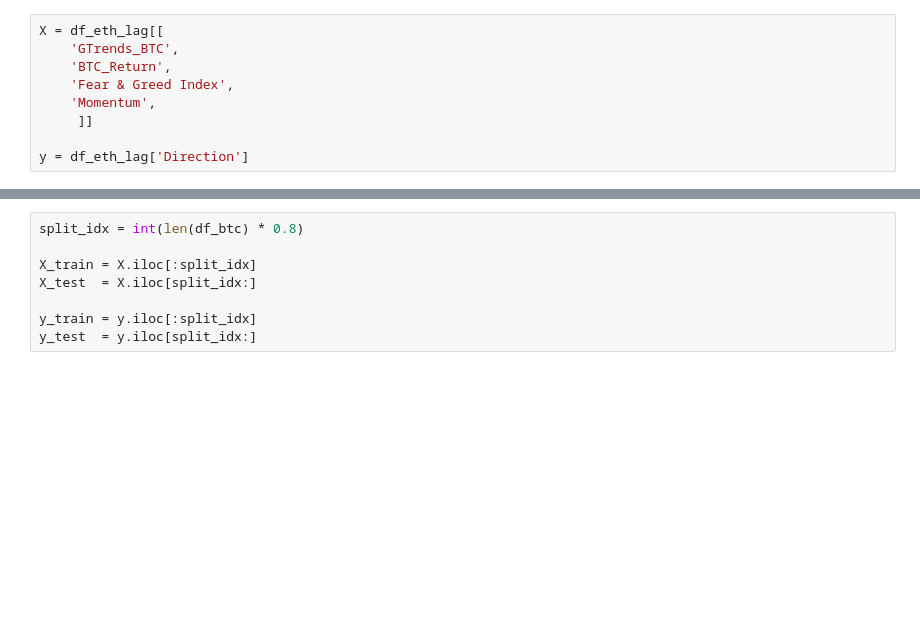
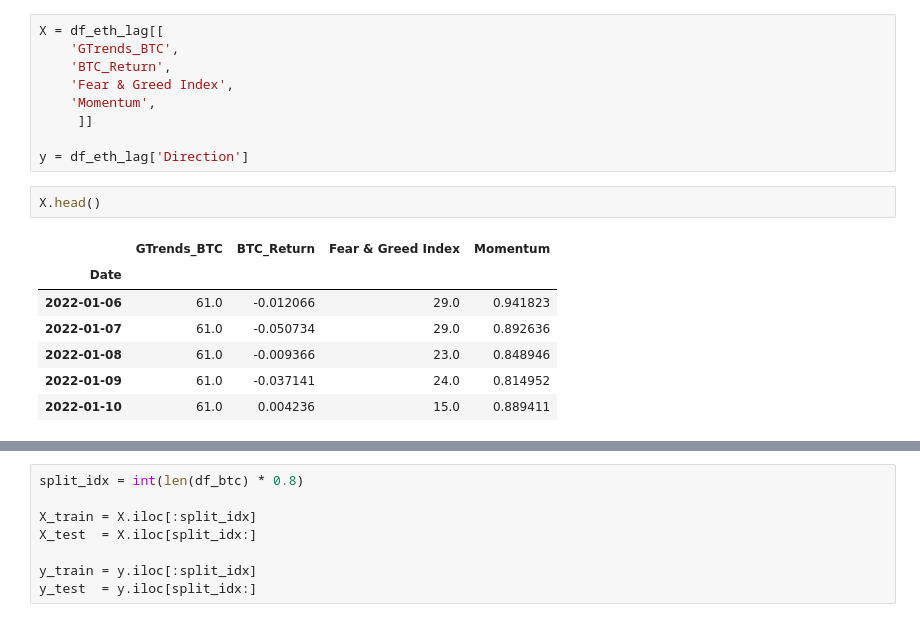
Before and after one commit to Kebinging/DSC101, a Jupyter notebook: BTCnETH Data Collection.ipynb, the cells around one changed output, grey strips where cells are left out. Cells and saved outputs as stored; diff of their text form; blank space fills up the shorter version.

```diff
--- a/BTCnETH Data Collection.ipynb
+++ b/BTCnETH Data Collection.ipynb
@@ -1120,3 +1246,13 @@ X = df_eth_lag[[
      ]]
 
 y = df_eth_lag['Direction']
+# %%
+X.head()
+# %% [output]
+|  | GTrends_BTC | BTC_Return | Fear & Greed Index | Momentum |
+| Date |  |  |  |  |
+| 2022-01-06 | 61.0 | -0.012066 | 29.0 | 0.941823 |
+| 2022-01-07 | 61.0 | -0.050734 | 29.0 | 0.892636 |
+| 2022-01-08 | 61.0 | -0.009366 | 23.0 | 0.848946 |
+| 2022-01-09 | 61.0 | -0.037141 | 24.0 | 0.814952 |
+| 2022-01-10 | 61.0 | 0.004236 | 15.0 | 0.889411 |
```
Also changed, not shown: parts of 18 cells of this notebook, 2 other files.
